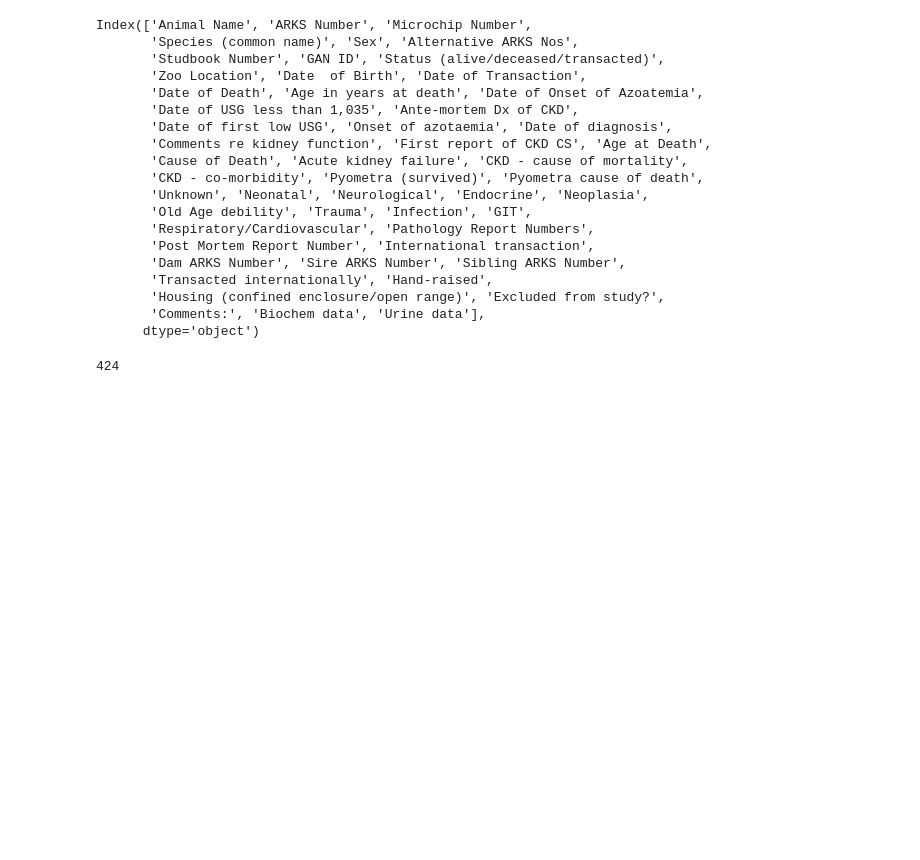
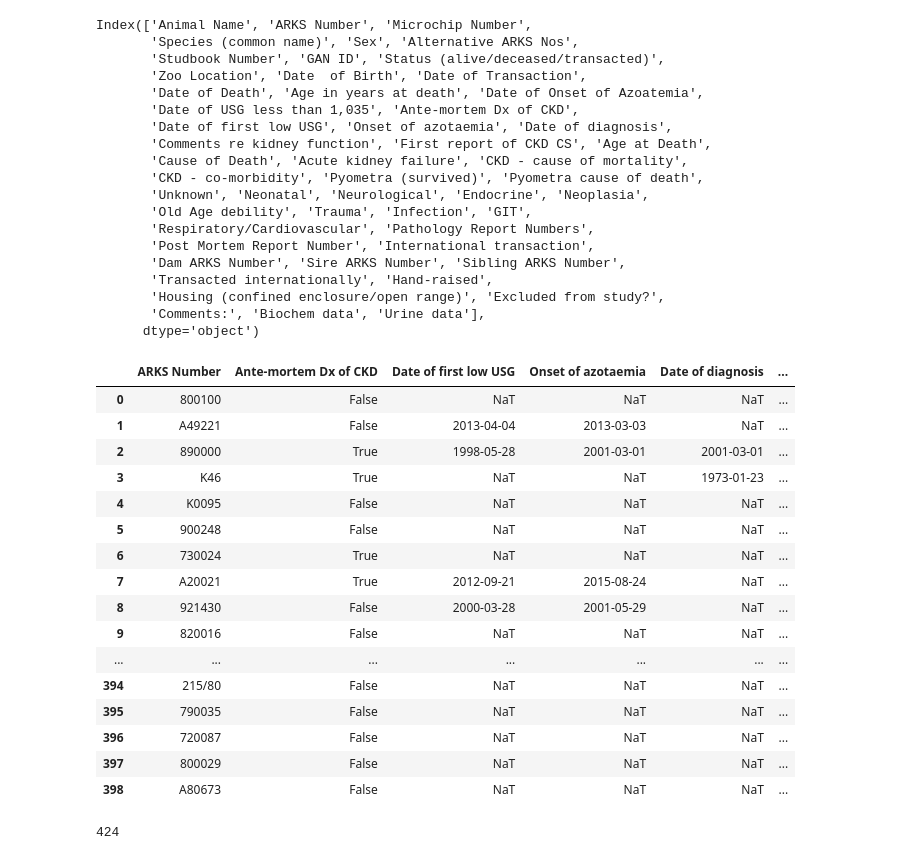
Before and after one commit to ruthpearson/CatHack, a Jupyter notebook: big_cats/GROUP_explore_prevalence_included_felids.ipynb, the cells around one changed output. Saved outputs shown, nothing was run; the diff lists cells and outputs as text; code cells hidden in the pictures; blank space fills up the shorter version.

```diff
--- a/big_cats/GROUP_explore_prevalence_included_felids.ipynb
+++ b/big_cats/GROUP_explore_prevalence_included_felids.ipynb
@@ -33,3 +53,24 @@ Index(['Animal Name', 'ARKS Number', 'Microchip Number',
        'Housing (confined enclosure/open range)', 'Excluded from study?',
        'Comments:', 'Biochem data', 'Urine data'],
       dtype='object')
+# %%
+diagnosis_date_labeling = data[['ARKS Number', 'Ante-mortem Dx of CKD', 'Date of first low USG', 'Onset of azotaemia', 'Date of diagnosis', 'First report of CKD CS', 'Cause of Death', 'CKD - cause of mortality', 'CKD - cause of mortality', 'Date of Death']]
+diagnosis_date_labeling
+# %% [output]
+|  | ARKS Number | Ante-mortem Dx of CKD | Date of first low USG | Onset of azotaemia | Date of diagnosis | ... |
+| 0 | 800100 | False | NaT | NaT | NaT | ... |
+| 1 | A49221 | False | 2013-04-04 | 2013-03-03 | NaT | ... |
+| 2 | 890000 | True | 1998-05-28 | 2001-03-01 | 2001-03-01 | ... |
+| 3 | K46 | True | NaT | NaT | 1973-01-23 | ... |
+| 4 | K0095 | False | NaT | NaT | NaT | ... |
+| 5 | 900248 | False | NaT | NaT | NaT | ... |
+| 6 | 730024 | True | NaT | NaT | NaT | ... |
+| 7 | A20021 | True | 2012-09-21 | 2015-08-24 | NaT | ... |
+| 8 | 921430 | False | 2000-03-28 | 2001-05-29 | NaT | ... |
+| 9 | 820016 | False | NaT | NaT | NaT | ... |
+| ... | ... | ... | ... | ... | ... | ... |
+| 394 | 215/80 | False | NaT | NaT | NaT | ... |
+| 395 | 790035 | False | NaT | NaT | NaT | ... |
+| 396 | 720087 | False | NaT | NaT | NaT | ... |
+| 397 | 800029 | False | NaT | NaT | NaT | ... |
+| 398 | A80673 | False | NaT | NaT | NaT | ... |
```
Also changed, not shown: parts of 5 cells of this notebook.
